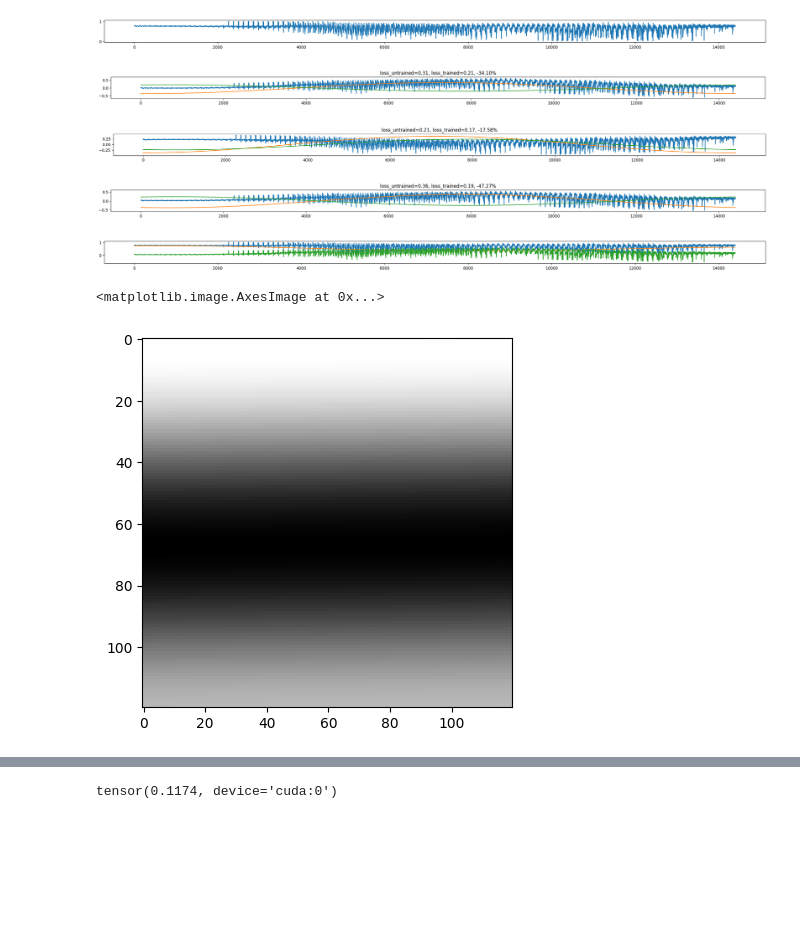
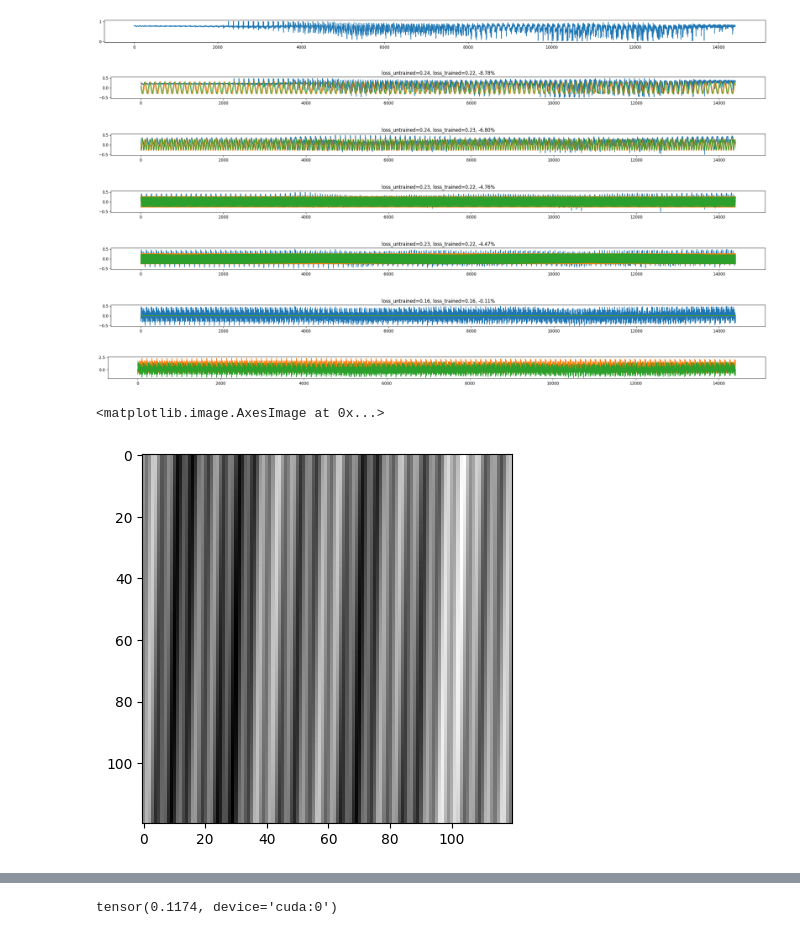
Before and after one commit to Ansebi/SIN-activated_Neural_Network_for_Time_Series_Forecasting, a Jupyter notebook: pytorch/image_ldst.ipynb, the cells around one changed output, grey strips where cells are left out. Drawn from its saved outputs; the diff is of its cells as text; code cells hidden in the pictures; blank space fills up the shorter version.

```diff
--- a/pytorch/image_ldst.ipynb
+++ b/pytorch/image_ldst.ipynb
@@ -29,13 +29,11 @@ plt.imshow(oi[0][0].cpu().numpy(), cmap='gray')
 <matplotlib.image.AxesImage at 0x...>
 [figure]
 # %%
-
-
 average_value = oi.mean()
-wavelen = 60
-# rolling_window = 241
-rolling_window = oi.shape[2] // 2
-rolling_window = rolling_window if rolling_window % 2 else rolling_window + 1
+wavelen = 120
+rolling_window = 481
+# rolling_window = oi.shape[2] // 2
+# rolling_window = rolling_window if rolling_window % 2 else rolling_window + 1
 oi_flat = oi.flatten()
 n = oi_flat.numel()
 x = torch.arange(n).to(device)
@@ -47,14 +45,25 @@ plt.plot(x.cpu(), oi_flat.cpu())
 [<matplotlib.lines.Line2D at 0x...>]
 [figure]
 # %%
-num_waves = 3
-learning_rate = 0.5
+num_waves = 5
+learning_rate = 0.01
 # %%
-waves_params, residual = waves_residual_split(x_tensor=x, y_tensor=oi_flat, num_waves=num_waves, rolling_window=rolling_window, learning_rate=learning_rate, device=device, wavelen=wavelen, plot=True)
+waves_params, residual = waves_residual_split(
+    x_tensor=x,
+    y_tensor=oi_flat,
+    num_waves=num_waves,
+    rolling_window=rolling_window,
+    learning_rate=learning_rate,
+    device=device,
+    wavelen=wavelen,
+    plot=True
+)
 # %% [output]
-[figure, old version]
+[figure, new version]
-[figure, old version]
+[figure, new version]
-[figure, old version]
+[figure, new version]
+[figure, added]
+[figure, added]
 # %%
 approximation = reconstruct_y(x, torch.zeros_like(oi_flat), waves_params)
 residual = oi_flat - approximation
@@ -64,13 +73,13 @@ plt.plot(x.cpu(), approximation.detach().cpu().numpy())
 plt.plot(x.cpu(), residual.detach().cpu().numpy())
 plt.show()
 # %% [output]
-[figure, old version]
+[figure, new version]
 # %%
 approx_norm = normalize_torch(approximation.reshape(oi.shape)[0][0])
 plt.imshow(approx_norm.cpu(), cmap='gray')
 # %% [output]
 <matplotlib.image.AxesImage at 0x...>
-[figure, old version]
+[figure, new version]
 # %%
 wavelen = oi.shape[3]
 t_oi_flat = oi.squeeze().T.flatten()
```
Also changed, not shown: parts of 6 cells of this notebook, 4 other files.
